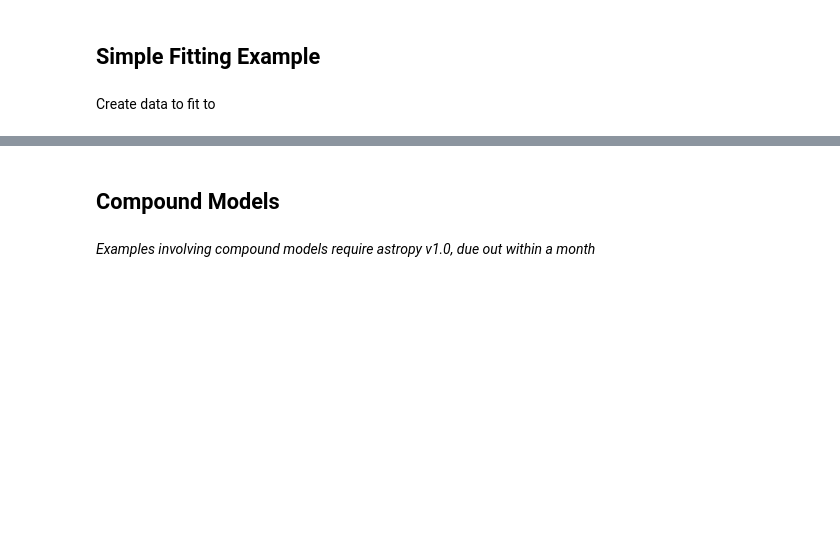
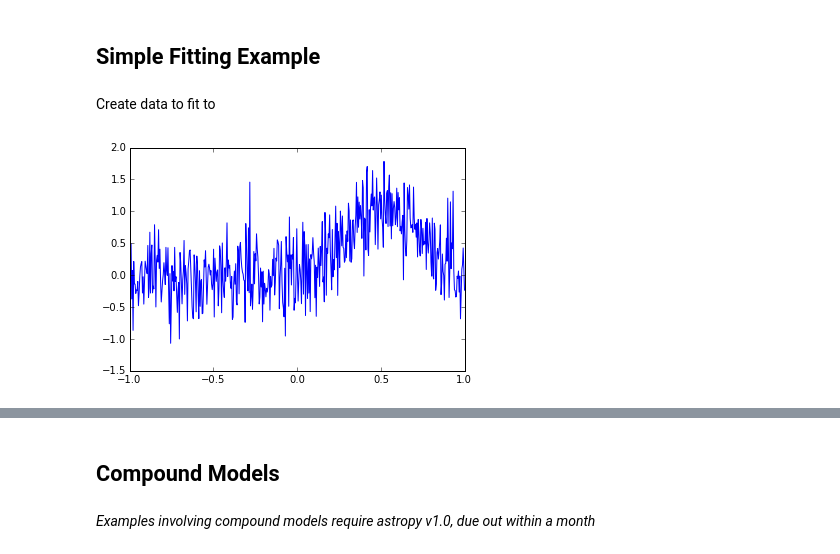
Before and after one commit to astropy/AAS2015, a Jupyter notebook: notebooks/07_models.ipynb, the cells around one changed output, grey strips where cells are left out. Drawn from its saved outputs; the diff is of its cells as text; code cells hidden in the pictures; blank space fills up the shorter version.

```diff
--- a/notebooks/07_models.ipynb
+++ b/notebooks/07_models.ipynb
@@ -37,8 +68,11 @@ plot(x,g(x))
 # %% [markdown]
 Create data to fit to
 # %%
-data = g(x) + random.normal(0., 0.4, x.shape)
-plot(x,data)
+data = g(x) + np.random.normal(0., 0.4, x.shape)
+plt.plot(x,data)
+None
+# %% [output]
+[figure, added]
 # %%
 fitter = fitting.LevMarLSQFitter()
 # change initial model values
```
Also changed, not shown: parts of 22 cells of this notebook.
